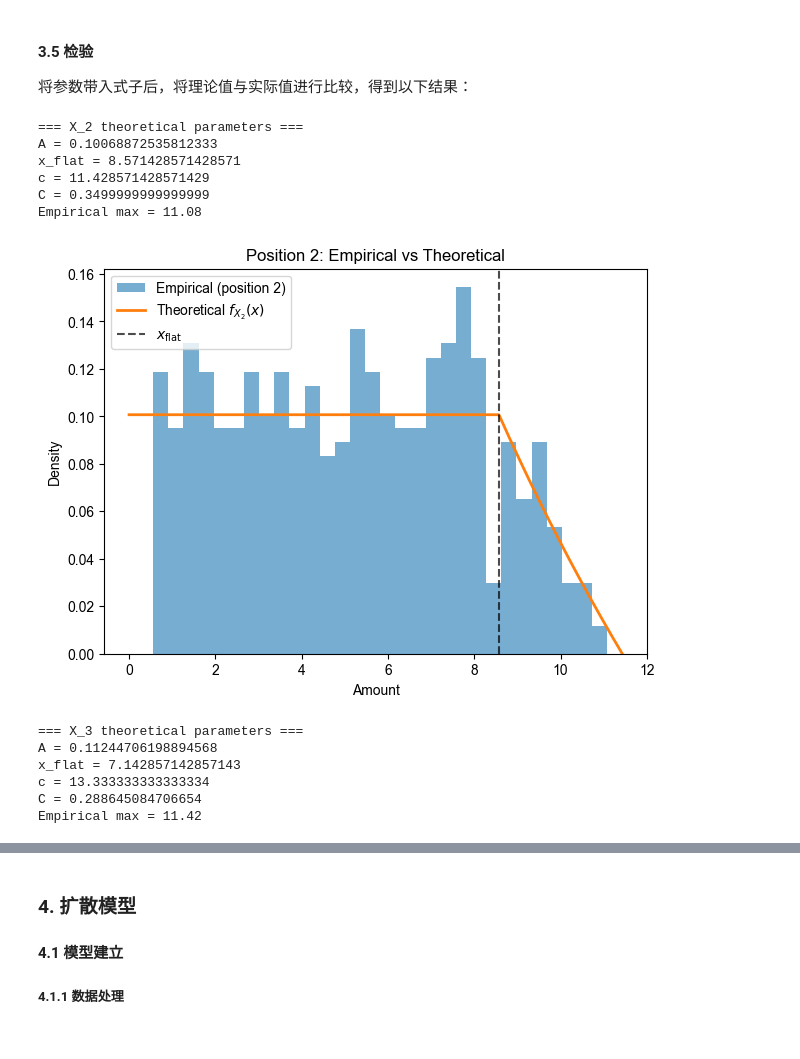
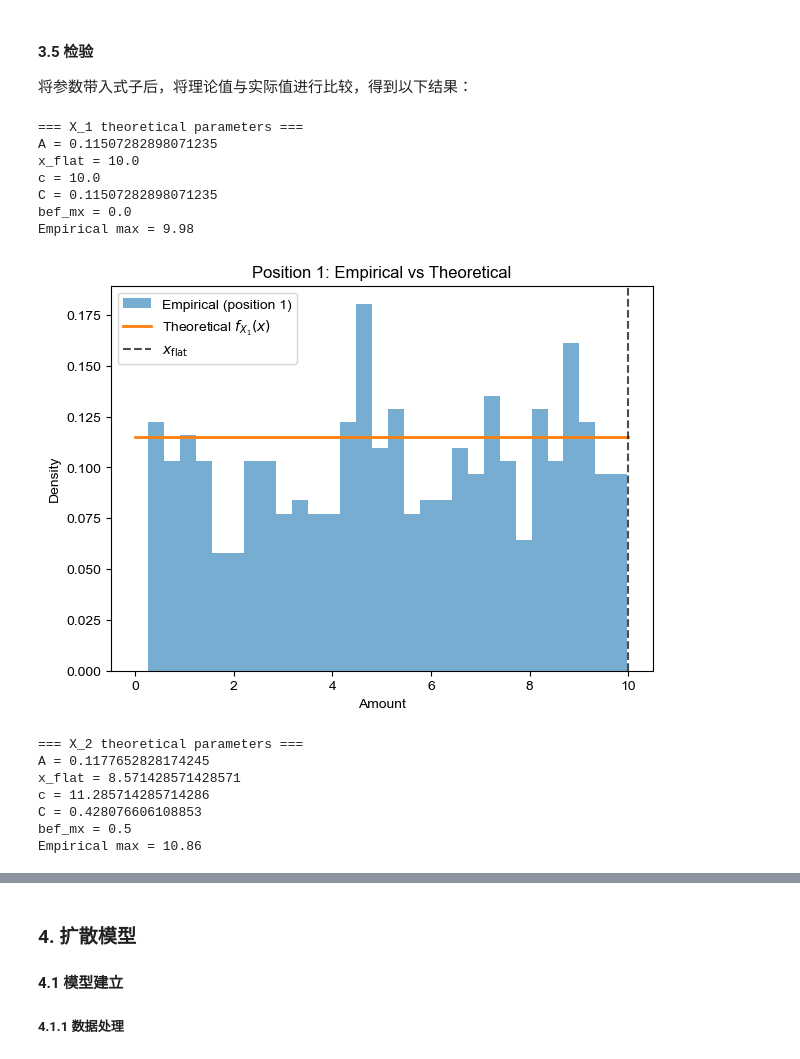
Before and after one commit to WjNaG2/SI140-RedEnvelope, a Jupyter notebook: pro3-1.ipynb, the cells around one changed output, grey strips where cells are left out. Drawn from its saved outputs; the diff is of its cells as text; code cells hidden in the pictures.

```diff
--- a/pro3-1.ipynb
+++ b/pro3-1.ipynb
@@ -1440,48 +1473,51 @@ from scipy.integrate import quad
 def theoretical_params_Xk(k, n, m):
     # x_flat^{(k)}
     prod = 1.0
+    bef_mx = 0.0
     for i in range(k - 1):
         prod *= (n - i - 2) / (n - i)
+        bef_mx += (m - bef_mx) * 0.1 / (n - i)
+    m_new = m - bef_mx  #保底机制修正
     x_flat = (2 * m / (n - k + 1)) * prod
 
     # 平坦区高度 A_k
-    A = (n * (n - k + 1) / (4 * m)) * np.log((n - k + 2) / (n - k))
+    A = (n * (n - k + 1) / (4 * m)) * np.log((n - k + 1) / (n - k - 1))
 
     # 理论上界
-    c = 2 * m / (n - k + 1)
+    c = 2 * m_new / (n - k + 1)
 
     # 初始 C_k（由连续性确定）
-    C_init = A / (np.log(c / x_flat) ** (k - 1))
+    C = A / (np.log(c / x_flat) ** (k - 1))
 
     # =====================
     # 归一化操作：确保积分为1
     # =====================
     # 定义临时PDF函数
-    def pdf_temp(x):
-        if x <= x_flat:
-            return A
-        elif x <= c:
-            return C_init * (np.log(c / x) ** (k - 1))
-        else:
-            return 0.0
+    # def pdf_temp(x):
+    #     if x <= x_flat:
+    #         return A
+    #     elif x <= c:
+    #         return C_init * (np.log(c / x) ** (k - 1))
+    #     else:
+    #         return 0.0
 
     # 数值积分计算总面积
-    total_integral, _ = quad(pdf_temp, 0, c)
+    # total_integral, _ = quad(pdf_temp, 0, c)
 
     # 计算缩放因子（使得积分 = 1）
-    scale_factor = 1.0 / total_integral if total_integral > 0 else 1.0
+    # scale_factor = 1.0 / total_integral if total_integral > 0 else 1.0
 
-    # 归一化后的参数
-    A = A * scale_factor
-    C = C_init * scale_factor
+    # # 归一化后的参数
+    # A = A * scale_factor
+    # C = C_init * scale_factor
 
-    return A, x_flat, C, c
+    return A, x_flat, C, c, bef_mx
 # %%
 def f_Xk(x, k, n, m):
     x = np.asarray(x)
     pdf = np.zeros_like(x, dtype=float)
 
-    A, x_flat, C, c = theoretical_params_Xk(k, n, m)
+    A, x_flat, C, c, bef_mx = theoretical_params_Xk(k, n, m)
 
     mask1 = (x >= 0) & (x <= x_flat)
     pdf[mask1] = A
@@ -1496,15 +1532,16 @@ def validate_Xk(df, k, bins=30):
     xk_data = df.iloc[:-1, k].values
 
     n = df.shape[1] - 1
-    m = df.sum(axis=1, numeric_only=True).iloc[1]
+    m = df.sum(axis=1, numeric_only=True).iloc[1] - 2
 
-    A, x_flat, C, c = theoretical_params_Xk(k, n, m)
+    A, x_flat, C, c, bef_mx = theoretical_params_Xk(k, n, m)
 
     print(f"=== X_{k} theoretical parameters ===")
     print("A =", A)
     print("x_flat =", x_flat)
     print("c =", c)
     print("C =", C)
+    print("bef_mx =", bef_mx)
     print("Empirical max =", xk_data.max())
 
     x_grid = np.linspace(0, c, 600)
@@ -1534,23 +1571,25 @@ def validate_Xk(df, k, bins=30):
     plt.legend()
     plt.show()
 # %%
+validate_Xk(df, k=1)
 validate_Xk(df, k=2)
 validate_Xk(df, k=3)
 validate_Xk(df, k=4)
 validate_Xk(df, k=5)
 validate_Xk(df, k=6)
-validate_Xk(df, k=7)
 # %% [output]
-=== X_2 theoretical parameters ===
-A = 0.10068872535812333
-x_flat = 8.571428571428571
-c = 11.428571428571429
-C = 0.3499999999999999
-Empirical max = 11.08
+=== X_1 theoretical parameters ===
+A = 0.11507282898071235
+x_flat = 10.0
+c = 10.0
+C = 0.11507282898071235
+bef_mx = 0.0
+Empirical max = 9.98
-[figure, old version]
+[figure, new version]
-=== X_3 theoretical parameters ===
-A = 0.11244706198894568
-x_flat = 7.142857142857143
-c = 13.333333333333334
-C = 0.288645084706654
-Empirical max = 11.42
+=== X_2 theoretical parameters ===
+A = 0.1177652828174245
+x_flat = 8.571428571428571
+c = 11.285714285714286
+C = 0.428076606108853
+bef_mx = 0.5
+Empirical max = 10.86
```
Also changed, not shown: parts of 52 cells of this notebook.
